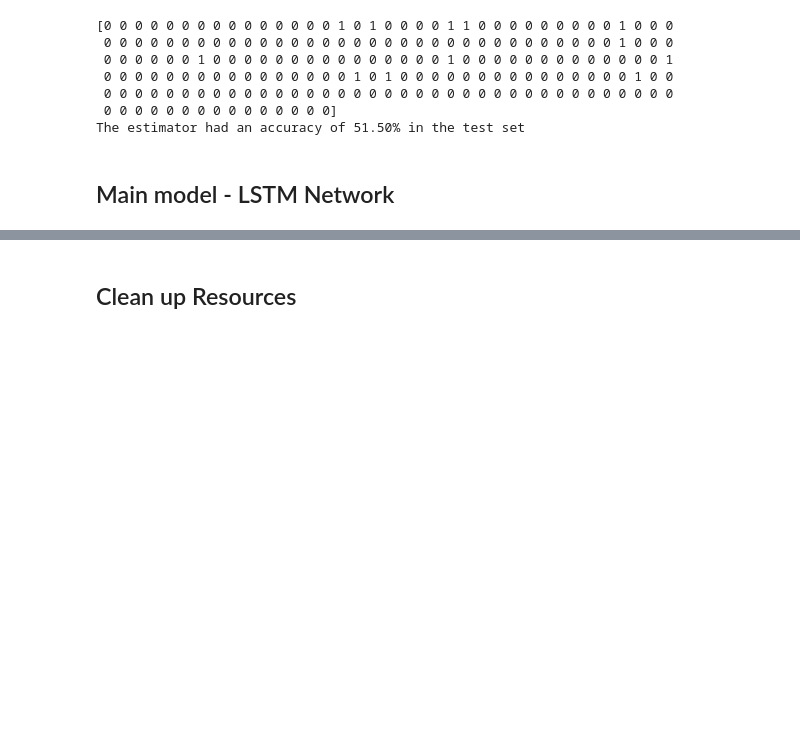
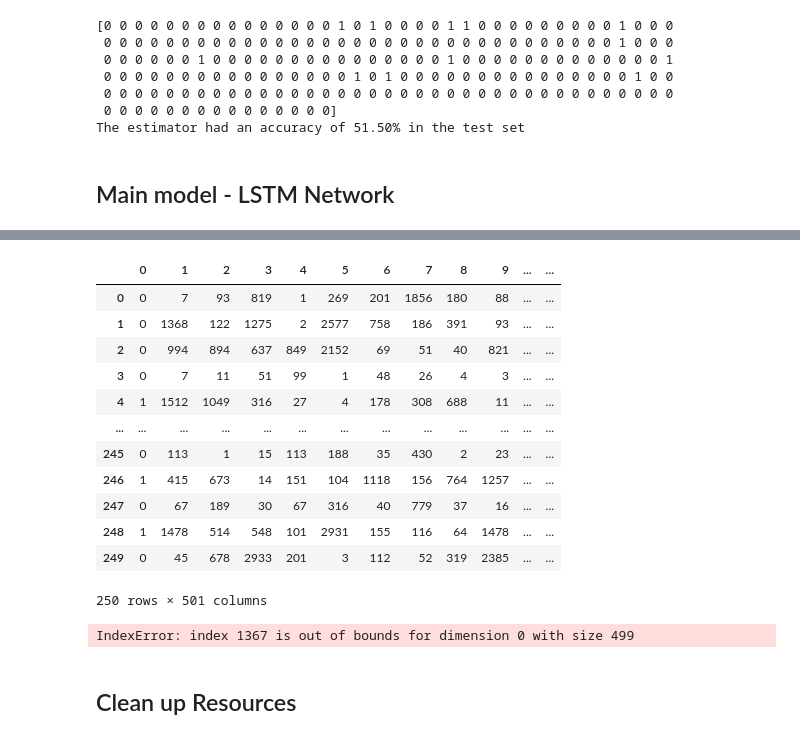
Before and after one commit to francisco-alier/udacity-ml-engineer, a Jupyter notebook: 04_Capstone_Project/notebooks/03_Model_Training_SageMaker.ipynb, the cells around one changed output, grey strips where cells are left out. Drawn from its saved outputs; the diff is of its cells as text; code cells hidden in the pictures; blank space fills up the shorter version.

Commit message:
update on LSTM

```diff
--- a/04_Capstone_Project/notebooks/03_Model_Training_SageMaker.ipynb
+++ b/04_Capstone_Project/notebooks/03_Model_Training_SageMaker.ipynb
@@ -180,11 +156,29 @@ Requirement already satisfied: numpy in /home/ec2-user/anaconda3/envs/amazonei_p
 import torch
 import torch.utils.data
 
+train_sample = pd.read_csv(os.path.join(data_dir, 'train.csv'), header=None, names=None, nrows=250)
+
 # Turn the input pandas dataframe into tensors
-train_y = torch.from_numpy(aws_data[[0]].values).float().squeeze()
-train_X = torch.from_numpy(aws_data.drop([0], axis=1).values).long()
+train_sample_y = torch.from_numpy(train_sample[[0]].values).float().squeeze()
+train_sample_X = torch.from_numpy(train_sample.drop([0], axis=1).values).long()
 
 # Build the dataset
-train_ds = torch.utils.data.TensorDataset(train_X, train_y)
+train_sample_ds = torch.utils.data.TensorDataset(train_sample_X, train_sample_y)
 # Build the dataloader
-train_dl = torch.utils.data.DataLoader(train_ds, batch_size=50)
+train_sample_dl = torch.utils.data.DataLoader(train_sample_ds, batch_size=50)
+# %%
+train_sample
+# %% [output]
+|  | 0 | 1 | 2 | 3 | 4 | 5 | 6 | 7 | 8 | 9 | ... | ... |
+| 0 | 0 | 7 | 93 | 819 | 1 | 269 | 201 | 1856 | 180 | 88 | ... | ... |
+| 1 | 0 | 1368 | 122 | 1275 | 2 | 2577 | 758 | 186 | 391 | 93 | ... | ... |
+| 2 | 0 | 994 | 894 | 637 | 849 | 2152 | 69 | 51 | 40 | 821 | ... | ... |
+| 3 | 0 | 7 | 11 | 51 | 99 | 1 | 48 | 26 | 4 | 3 | ... | ... |
+| 4 | 1 | 1512 | 1049 | 316 | 27 | 4 | 178 | 308 | 688 | 11 | ... | ... |
+| ... | ... | ... | ... | ... | ... | ... | ... | ... | ... | ... | ... | ... |
+| 245 | 0 | 113 | 1 | 15 | 113 | 188 | 35 | 430 | 2 | 23 | ... | ... |
+| 246 | 1 | 415 | 673 | 14 | 151 | 104 | 1118 | 156 | 764 | 1257 | ... | ... |
+| 247 | 0 | 67 | 189 | 30 | 67 | 316 | 40 | 779 | 37 | 16 | ... | ... |
+| 248 | 1 | 1478 | 514 | 548 | 101 | 2931 | 155 | 116 | 64 | 1478 | ... | ... |
+| 249 | 0 | 45 | 678 | 2933 | 201 | 3 | 112 | 52 | 319 | 2385 | ... | ... |
+250 rows × 501 columns
@@ -191,3 +214,15 @@ train_dl = torch.utils.data.DataLoader(train_ds, batch_size=50)
+# %%
+import torch.optim as optim
+from utilis.lstm_model.model import LSTMClassifier
+
+device = torch.device("cuda" if torch.cuda.is_available() else "cpu")
+model = LSTMClassifier(32, 100, 5000).to(device)
+optimizer = optim.Adam(model.parameters())
+loss_fn = torch.nn.BCELoss()
+
+train(model, train_sample_dl, 5, optimizer, loss_fn, device)
+# %% [output]
+IndexError: index 1367 is out of bounds for dimension 0 with size 499
 # %% [markdown]
 ## Clean up Resources
 # %%
```
Also changed, not shown: parts of 5 cells of this notebook, 4 other files.
